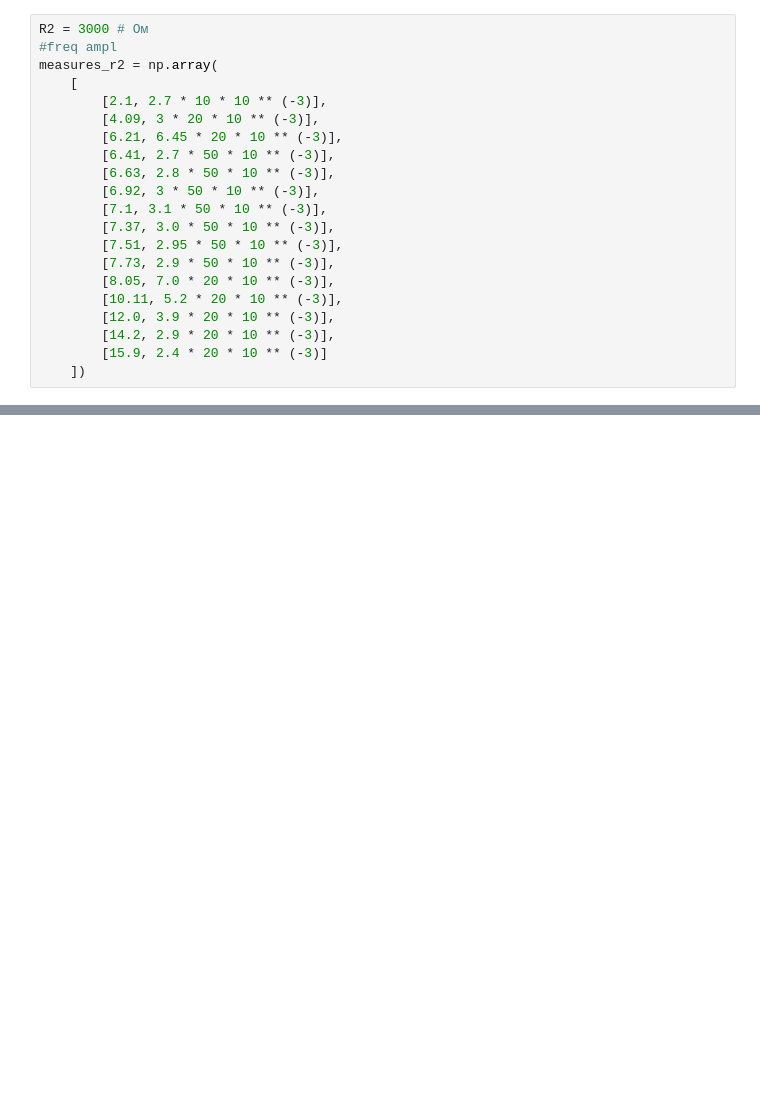
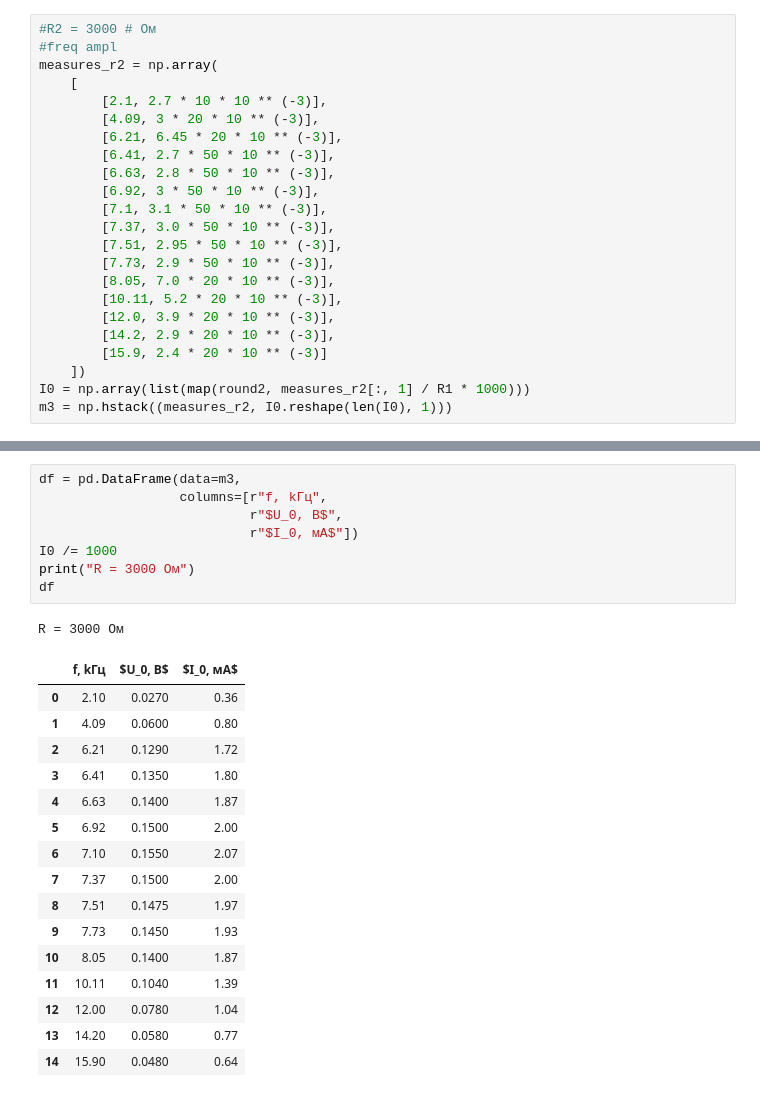
Before and after one commit to rationalex/MIPT_labs, a Jupyter notebook: 5_term/Электричество/Вынужденные колебания.ipynb, the cells around one changed output, grey strips where cells are left out. Drawn from its saved outputs; the diff is of its cells as text; blank space fills up the shorter version.

```diff
--- a/5_term/Электричество/Вынужденные колебания.ipynb
+++ b/5_term/Электричество/Вынужденные колебания.ipynb
@@ -61,5 +143,5 @@ measures_r1 = np.array(
 # %%
-R2 = 3000 # Ом
+#R2 = 3000 # Ом
 #freq ampl
 measures_r2 = np.array(
     [
@@ -79,3 +161,5 @@ measures_r2 = np.array(
         [14.2, 2.9 * 20 * 10 ** (-3)],
         [15.9, 2.4 * 20 * 10 ** (-3)]
     ])
+I0 = np.array(list(map(round2, measures_r2[:, 1] / R1 * 1000)))
+m3 = np.hstack((measures_r2, I0.reshape(len(I0), 1)))
@@ -113,0 +166,26 @@ plt.show()
+# %%
+df = pd.DataFrame(data=m3,
+                  columns=[r"f, kГц",
+                           r"$U_0, В$",
+                           r"$I_0, мА$"])
+I0 /= 1000
+print("R = 3000 Ом")
+df
+# %% [output]
+R = 3000 Ом
+|  | f, kГц | $U_0, В$ | $I_0, мА$ |
+| 0 | 2.10 | 0.0270 | 0.36 |
+| 1 | 4.09 | 0.0600 | 0.80 |
+| 2 | 6.21 | 0.1290 | 1.72 |
+| 3 | 6.41 | 0.1350 | 1.80 |
+| 4 | 6.63 | 0.1400 | 1.87 |
+| 5 | 6.92 | 0.1500 | 2.00 |
+| 6 | 7.10 | 0.1550 | 2.07 |
+| 7 | 7.37 | 0.1500 | 2.00 |
+| 8 | 7.51 | 0.1475 | 1.97 |
+| 9 | 7.73 | 0.1450 | 1.93 |
+| 10 | 8.05 | 0.1400 | 1.87 |
+| 11 | 10.11 | 0.1040 | 1.39 |
+| 12 | 12.00 | 0.0780 | 1.04 |
+| 13 | 14.20 | 0.0580 | 0.77 |
+| 14 | 15.90 | 0.0480 | 0.64 |
```
Also changed, not shown: parts of 21 cells of this notebook, 2 other files.
